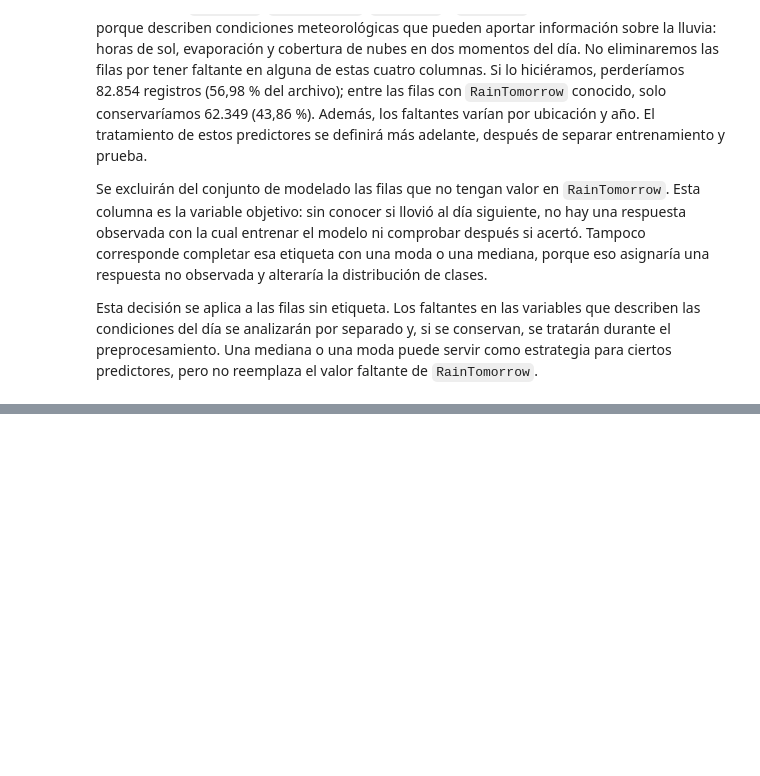
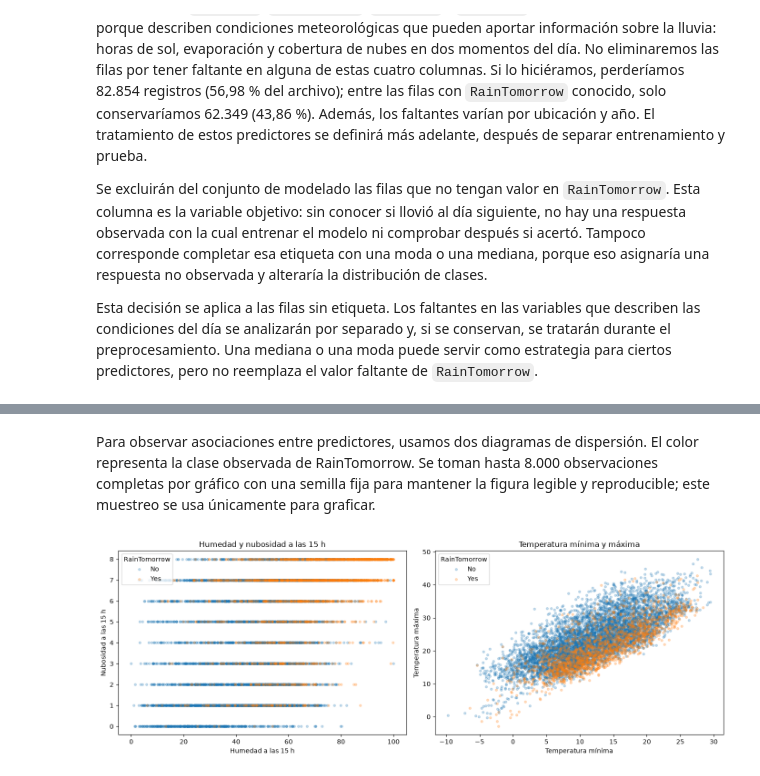
Before and after one commit to V1DR1K/AA1-TUIA-Colombo-Ayala-Ibarbia, a Jupyter notebook: TP-clasificacion-AA1.ipynb, the cells around one changed output, grey strips where cells are left out. Drawn from its saved outputs; the diff is of its cells as text; code cells hidden in the pictures; blank space fills up the shorter version.

Commit message:
Entrega hasta ítem 1.2

```diff
--- a/TP-clasificacion-AA1.ipynb
+++ b/TP-clasificacion-AA1.ipynb
@@ -124,0 +153,41 @@ Esta decisión se aplica a las filas sin etiqueta. Los faltantes en las variable
+# %% [markdown]
+Para observar asociaciones entre predictores, usamos dos diagramas de dispersión. El color representa la clase observada de RainTomorrow. Se toman hasta 8.000 observaciones completas por gráfico con una semilla fija para mantener la figura legible y reproducible; este muestreo se usa únicamente para graficar.
+# %%
+# Comparo humedad con nubosidad y temperatura mínima con máxima, coloreando por la clase objetivo.
+colores_clase = {"No": "tab:blue", "Yes": "tab:orange"}
+fig, axes = plt.subplots(1, 2, figsize=(14, 5))
+
+datos_humedad_nubes = df.dropna(subset=["Humidity3pm", "Cloud3pm", "RainTomorrow"])
+if len(datos_humedad_nubes) > 8000:
+    datos_humedad_nubes = datos_humedad_nubes.sample(n=8000, random_state=42)
+
+for clase, color in colores_clase.items():
+    grupo = datos_humedad_nubes[datos_humedad_nubes["RainTomorrow"] == clase]
+    axes[0].scatter(
+        grupo["Humidity3pm"], grupo["Cloud3pm"],
+        s=12, alpha=0.25, color=color, label=clase
+    )
+axes[0].set_title("Humedad y nubosidad a las 15 h")
+axes[0].set_xlabel("Humedad a las 15 h")
+axes[0].set_ylabel("Nubosidad a las 15 h")
+axes[0].legend(title="RainTomorrow", loc="upper left")
+
+datos_temperaturas = df.dropna(subset=["MinTemp", "MaxTemp", "RainTomorrow"])
+if len(datos_temperaturas) > 8000:
+    datos_temperaturas = datos_temperaturas.sample(n=8000, random_state=42)
+
+for clase, color in colores_clase.items():
+    grupo = datos_temperaturas[datos_temperaturas["RainTomorrow"] == clase]
+    axes[1].scatter(
+        grupo["MinTemp"], grupo["MaxTemp"],
+        s=12, alpha=0.25, color=color, label=clase
+    )
+axes[1].set_title("Temperatura mínima y máxima")
+axes[1].set_xlabel("Temperatura mínima")
+axes[1].set_ylabel("Temperatura máxima")
+axes[1].legend(title="RainTomorrow")
+
+plt.tight_layout()
+plt.show()
+# %% [output]
+[figure, added]
```
Also changed, not shown: parts of 6 cells of this notebook.
